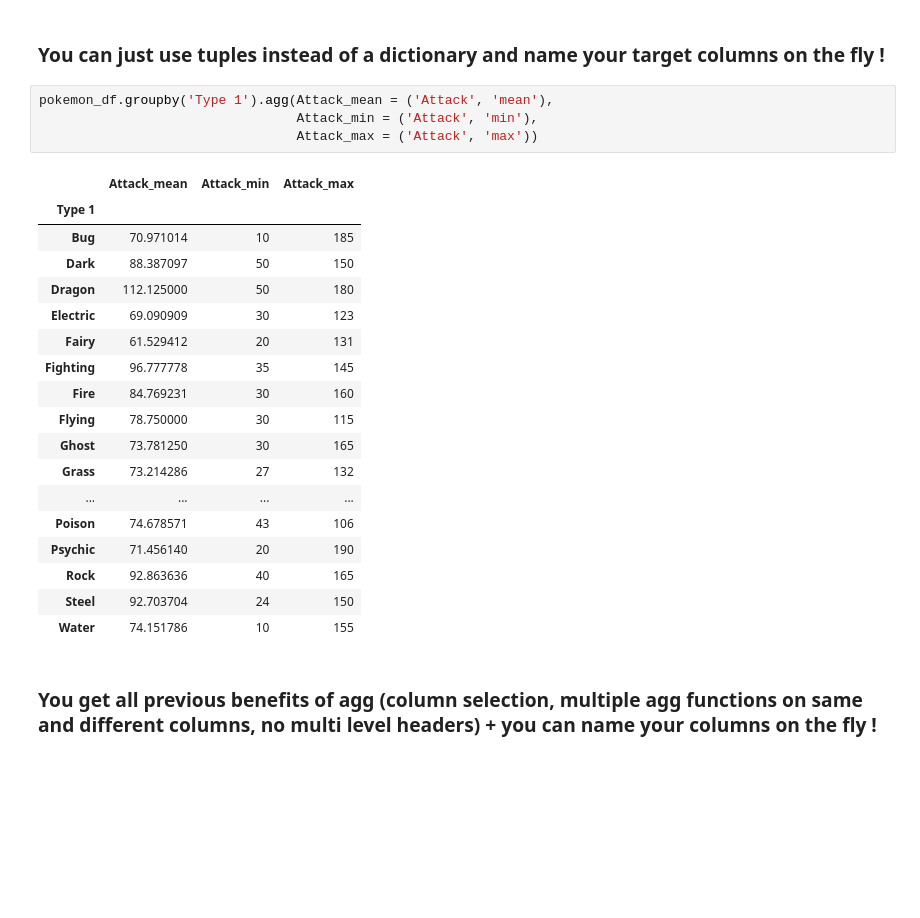
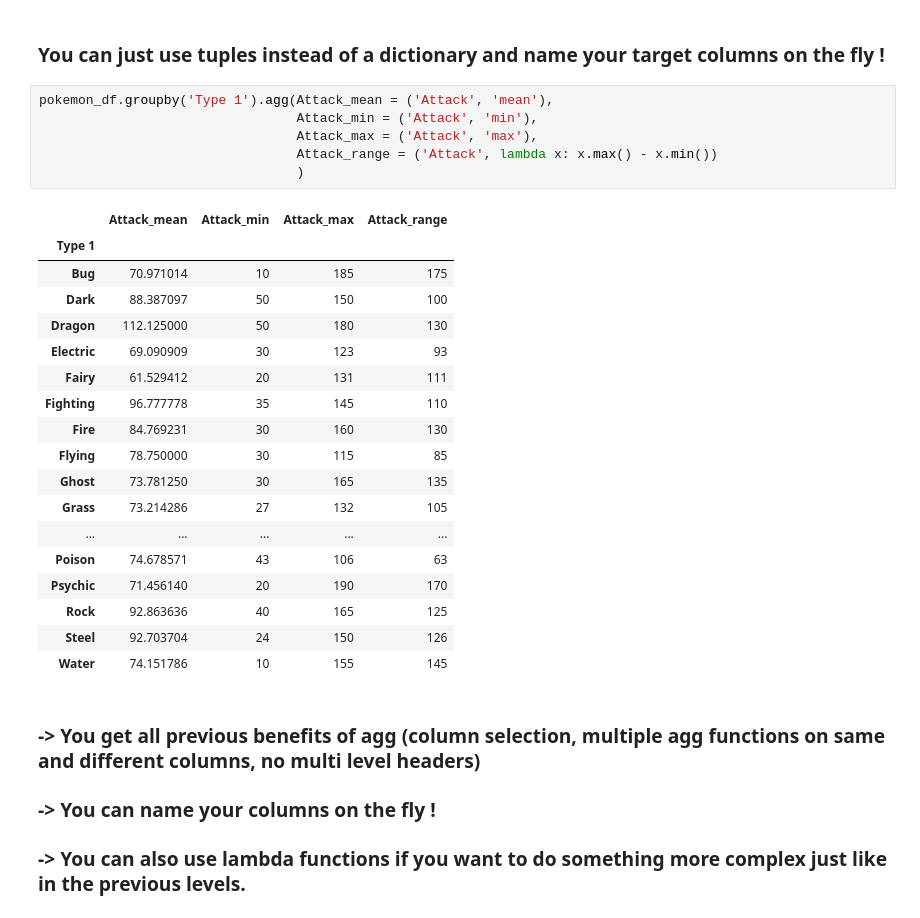
Before and after one commit to Nico404/code-snippets, a Jupyter notebook: agg_is_beautiful.ipynb, the cells around one changed output. Cells and saved outputs as stored; diff of their text form; blank space fills up the shorter version.

Commit message:
Add lambda example

```diff
--- a/agg_is_beautiful.ipynb
+++ b/agg_is_beautiful.ipynb
@@ -202,25 +202,29 @@ pokemon_df.groupby(['Type 1']).agg({'Attack': ['mean', 'min', 'max']})\
 # %%
 pokemon_df.groupby('Type 1').agg(Attack_mean = ('Attack', 'mean'),
                                  Attack_min = ('Attack', 'min'),
-                                 Attack_max = ('Attack', 'max'))
+                                 Attack_max = ('Attack', 'max'),
+                                 Attack_range = ('Attack', lambda x: x.max() - x.min())
+                                 )
 # %% [output]
-|  | Attack_mean | Attack_min | Attack_max |
-| Type 1 |  |  |  |
-| Bug | 70.971014 | 10 | 185 |
-| Dark | 88.387097 | 50 | 150 |
-| Dragon | 112.125000 | 50 | 180 |
-| Electric | 69.090909 | 30 | 123 |
-| Fairy | 61.529412 | 20 | 131 |
-| Fighting | 96.777778 | 35 | 145 |
-| Fire | 84.769231 | 30 | 160 |
-| Flying | 78.750000 | 30 | 115 |
-| Ghost | 73.781250 | 30 | 165 |
-| Grass | 73.214286 | 27 | 132 |
-| ... | ... | ... | ... |
-| Poison | 74.678571 | 43 | 106 |
-| Psychic | 71.456140 | 20 | 190 |
-| Rock | 92.863636 | 40 | 165 |
-| Steel | 92.703704 | 24 | 150 |
-| Water | 74.151786 | 10 | 155 |
+|  | Attack_mean | Attack_min | Attack_max | Attack_range |
+| Type 1 |  |  |  |  |
+| Bug | 70.971014 | 10 | 185 | 175 |
+| Dark | 88.387097 | 50 | 150 | 100 |
+| Dragon | 112.125000 | 50 | 180 | 130 |
+| Electric | 69.090909 | 30 | 123 | 93 |
+| Fairy | 61.529412 | 20 | 131 | 111 |
+| Fighting | 96.777778 | 35 | 145 | 110 |
+| Fire | 84.769231 | 30 | 160 | 130 |
+| Flying | 78.750000 | 30 | 115 | 85 |
+| Ghost | 73.781250 | 30 | 165 | 135 |
+| Grass | 73.214286 | 27 | 132 | 105 |
+| ... | ... | ... | ... | ... |
+| Poison | 74.678571 | 43 | 106 | 63 |
+| Psychic | 71.456140 | 20 | 190 | 170 |
+| Rock | 92.863636 | 40 | 165 | 125 |
+| Steel | 92.703704 | 24 | 150 | 126 |
+| Water | 74.151786 | 10 | 155 | 145 |
 # %% [markdown]
-### You get all previous benefits of agg (column selection, multiple agg functions on same and different columns, no multi level headers) + you can name your columns on the fly !
+### -> You get all previous benefits of agg (column selection, multiple agg functions on same and different columns, no multi level headers)
+### -> You can name your columns on the fly !
+### -> You can also use lambda functions if you want to do something more complex just like in the previous levels.
```
Also changed, not shown: parts of 1 cell of this notebook.
